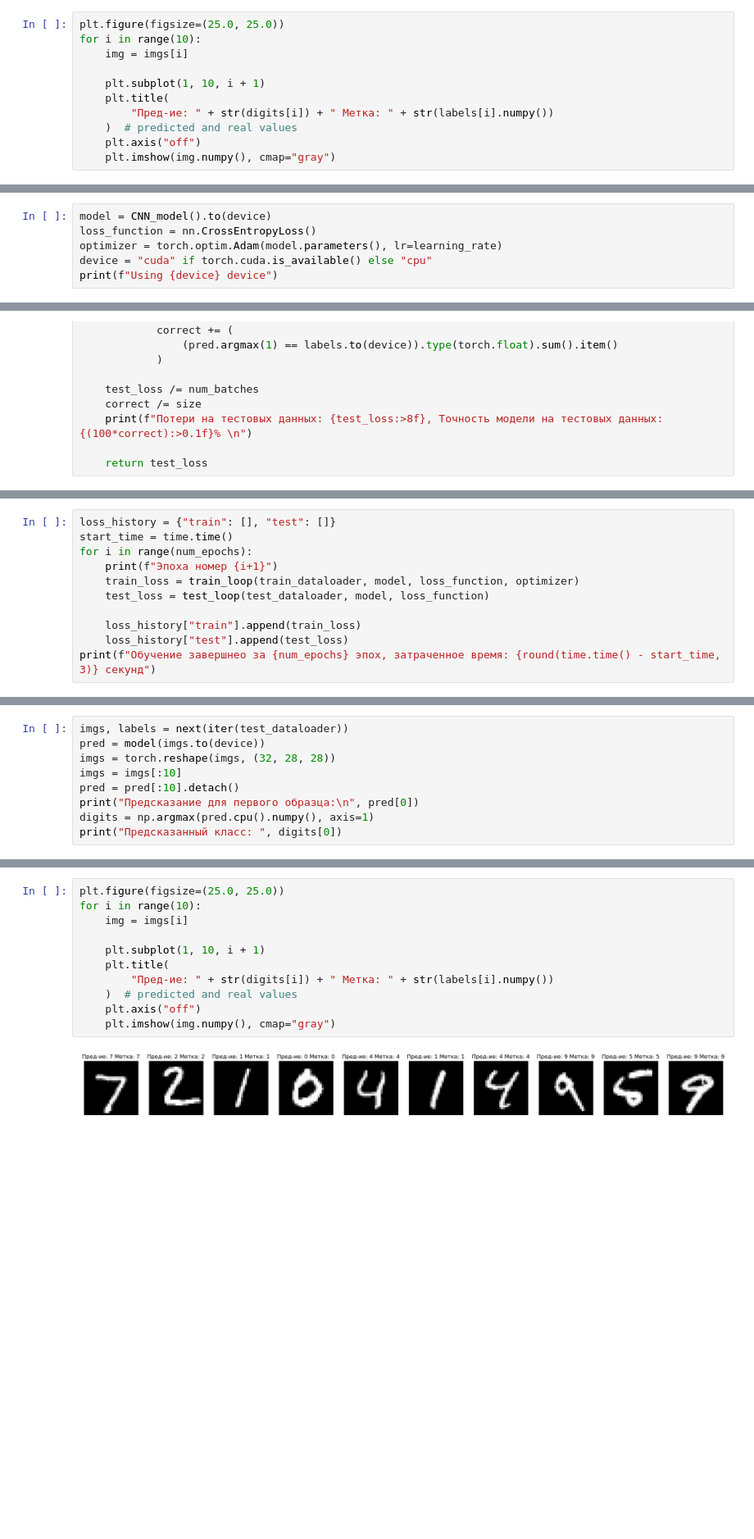
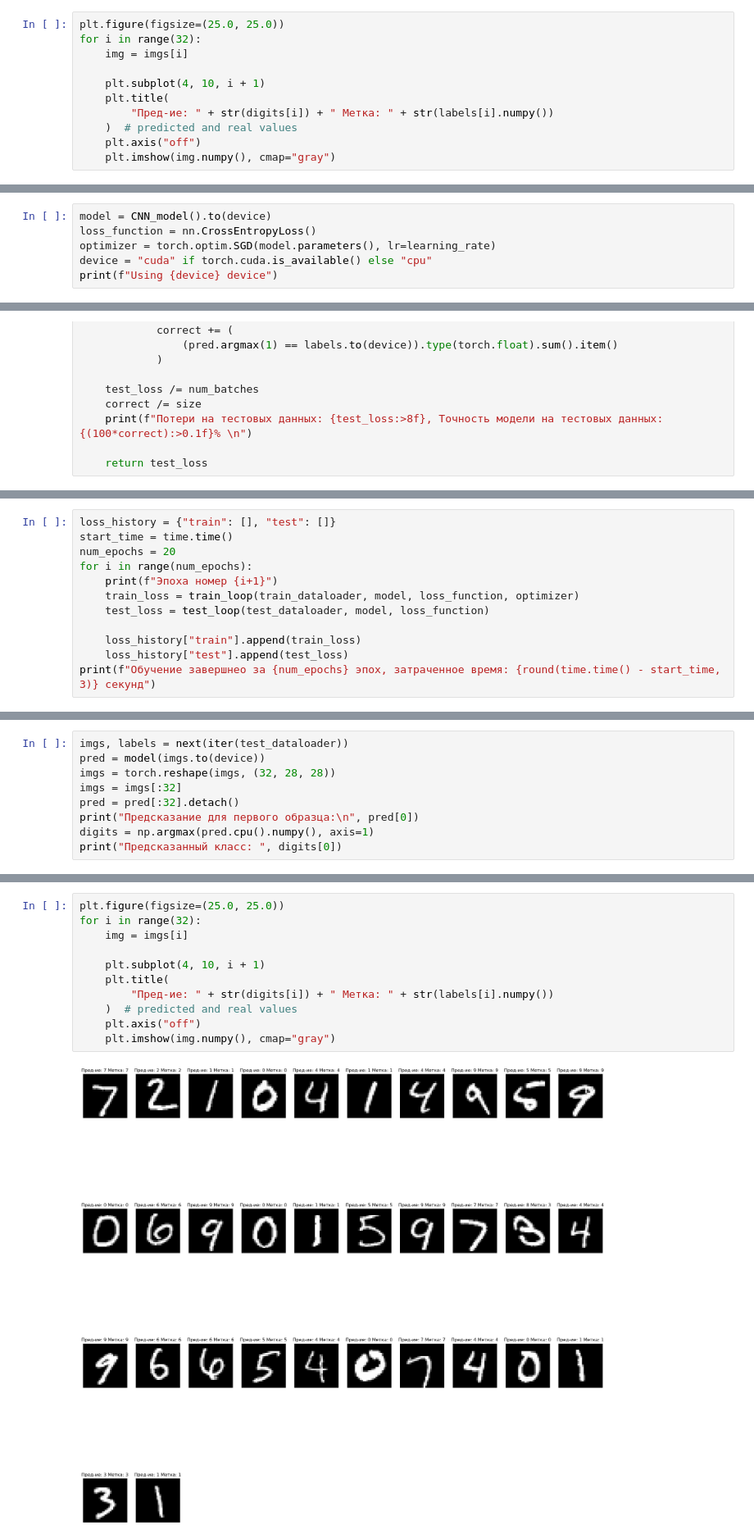
Before and after one commit to ex3del/Pad_jupiter, a Jupyter notebook: mnist.ipynb, the cells around one changed output, grey strips where cells are left out. Shown: that part at 82% size. Cells and saved outputs as stored; diff of their text form; blank space fills up the shorter version.

```diff
--- a/mnist.ipynb
+++ b/mnist.ipynb
@@ -337,10 +365,10 @@ print("Предсказанный класс: ", digits[0])
 Предсказанный класс:  7
 # %%
 plt.figure(figsize=(25.0, 25.0))
-for i in range(10):
+for i in range(32):
     img = imgs[i]
 
-    plt.subplot(1, 10, i + 1)
+    plt.subplot(4, 10, i + 1)
     plt.title(
         "Пред-ие: " + str(digits[i]) + " Метка: " + str(labels[i].numpy())
     )  # predicted and real values
@@ -413,7 +450,7 @@ class CNN_model(nn.Module):
 # %%
 model = CNN_model().to(device)
 loss_function = nn.CrossEntropyLoss()
-optimizer = torch.optim.Adam(model.parameters(), lr=learning_rate)
+optimizer = torch.optim.SGD(model.parameters(), lr=learning_rate)
 device = "cuda" if torch.cuda.is_available() else "cpu"
 print(f"Using {device} device")
 # %% [output]
@@ -525,6 +595,7 @@ plt.show()
 # %%
 loss_history = {"train": [], "test": []}
 start_time = time.time()
+num_epochs = 20
 for i in range(num_epochs):
     print(f"Эпоха номер {i+1}")
     train_loss = train_loop(train_dataloader, model, loss_function, optimizer)
@@ -567,8 +640,8 @@ plt.show()
 imgs, labels = next(iter(test_dataloader))
 pred = model(imgs.to(device))
 imgs = torch.reshape(imgs, (32, 28, 28))
-imgs = imgs[:10]
-pred = pred[:10].detach()
+imgs = imgs[:32]
+pred = pred[:32].detach()
 print("Предсказание для первого образца:\n", pred[0])
 digits = np.argmax(pred.cpu().numpy(), axis=1)
 print("Предсказанный класс: ", digits[0])
@@ -579,17 +652,17 @@ print("Предсказанный класс: ", digits[0])
 Предсказанный класс:  7
 # %%
 plt.figure(figsize=(25.0, 25.0))
-for i in range(10):
+for i in range(32):
     img = imgs[i]
 
-    plt.subplot(1, 10, i + 1)
+    plt.subplot(4, 10, i + 1)
     plt.title(
         "Пред-ие: " + str(digits[i]) + " Метка: " + str(labels[i].numpy())
     )  # predicted and real values
     plt.axis("off")
     plt.imshow(img.numpy(), cmap="gray")
 # %% [output]
-[figure, old version]
+[figure, new version]
 # %%
 net = model.to('cpu')
 y_pred = []
```
Also changed, not shown: parts of 31 cells of this notebook, 4 other files.
